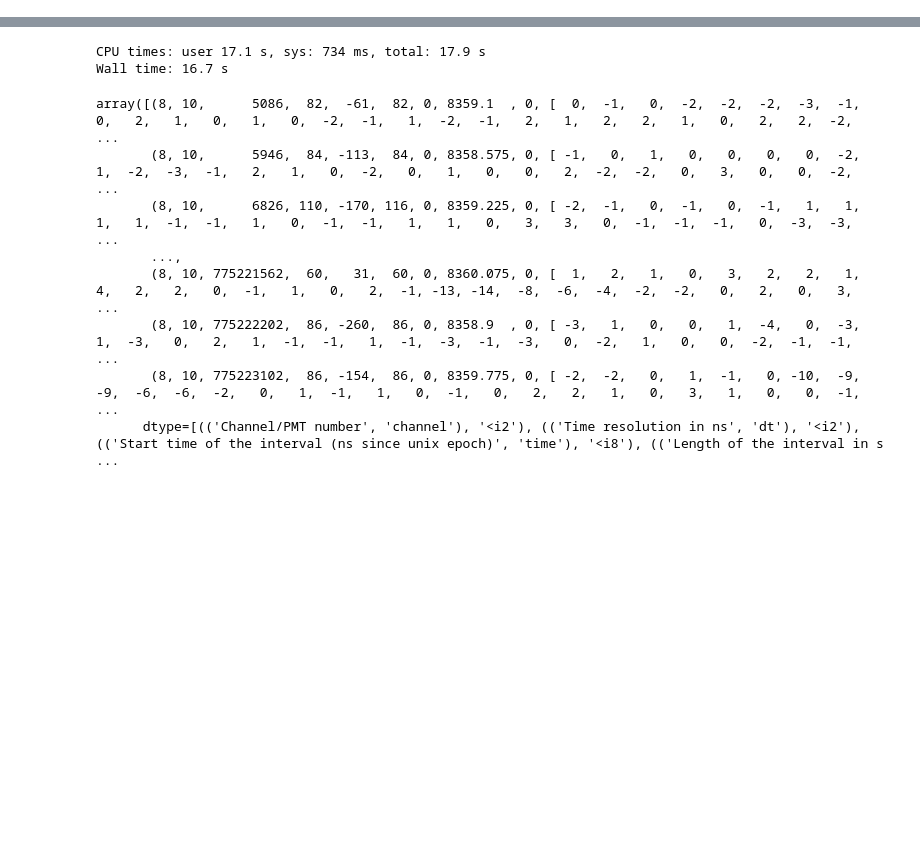
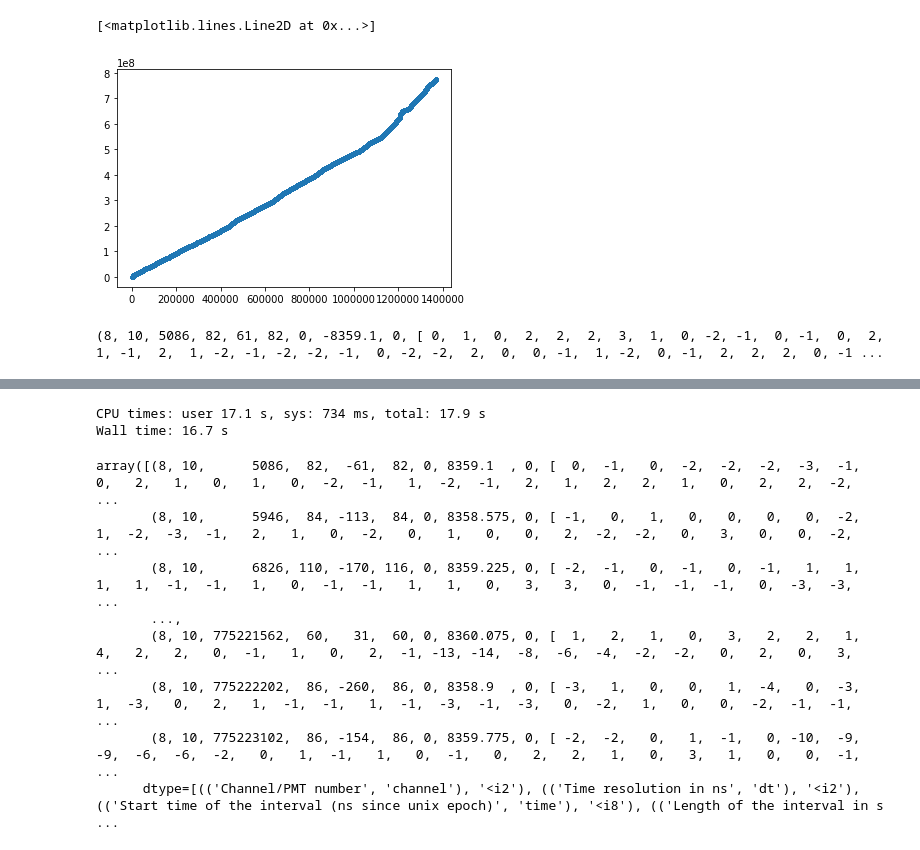
Before and after one commit to XAMS-nikhef/amstrax, a Jupyter notebook: notebooks/mongo_interface_test.ipynb, the cells around one changed output, grey strips where cells are left out. Cells and saved outputs as stored; diff of their text form; code cells hidden in the pictures; blank space fills up the shorter version.

```diff
--- a/notebooks/mongo_interface_test.ipynb
+++ b/notebooks/mongo_interface_test.ipynb
@@ -11,8 +11,10 @@ run_id = '190124_114450'
 # %%
 st = strax.Context(storage=strax.DataDirectory('./strax_data'),
                    register = [amstrax.RecordsFromMongo, amstrax.Records, amstrax.Peaks],
-                    #register_all=amstrax,
-                   config=dict(collection_name = run_id, events_per_chunk = 1000, threshold=10))
+                   config=dict(collection_name = run_id, events_per_chunk = 1000,
+                               software_zle_hitfinder_threshold=10, software_zle_channels = [0, 1,2,3,4,5,6,7],
+                               software_zle_extension = 20, hitfinder_threshold = 10, min_hits=1
+                              ))
 # %%
 %%time
 st.make(run_id, 'raw_records')
@@ -23,0 +234,2 @@ rr = st.get_array(run_id, 'raw_records')
+# %%
+r  = st.get_array(run_id, 'records')
@@ -23,0 +265,9 @@ rr = st.get_array(run_id, 'raw_records')
+# %%
+plt.plot(r['time'], marker='.')
+# %% [output]
+[<matplotlib.lines.Line2D at 0x...>]
+[figure, added]
+# %%
+r[0]
+# %% [output]
+(8, 10, 5086, 82, 61, 82, 0, -8359.1, 0, [ 0,  1,  0,  2,  2,  2,  3,  1,  0, -2, -1,  0, -1,  0,  2,  1, -1,  2,  1, -2, -1, -2, -2, -1,  0, -2, -2,  2,  0,  0, -1,  1, -2,  0, -1,  2,  2,  2,  0, -1 ...
```
Also changed, not shown: parts of 30 cells of this notebook, 1 other file.
